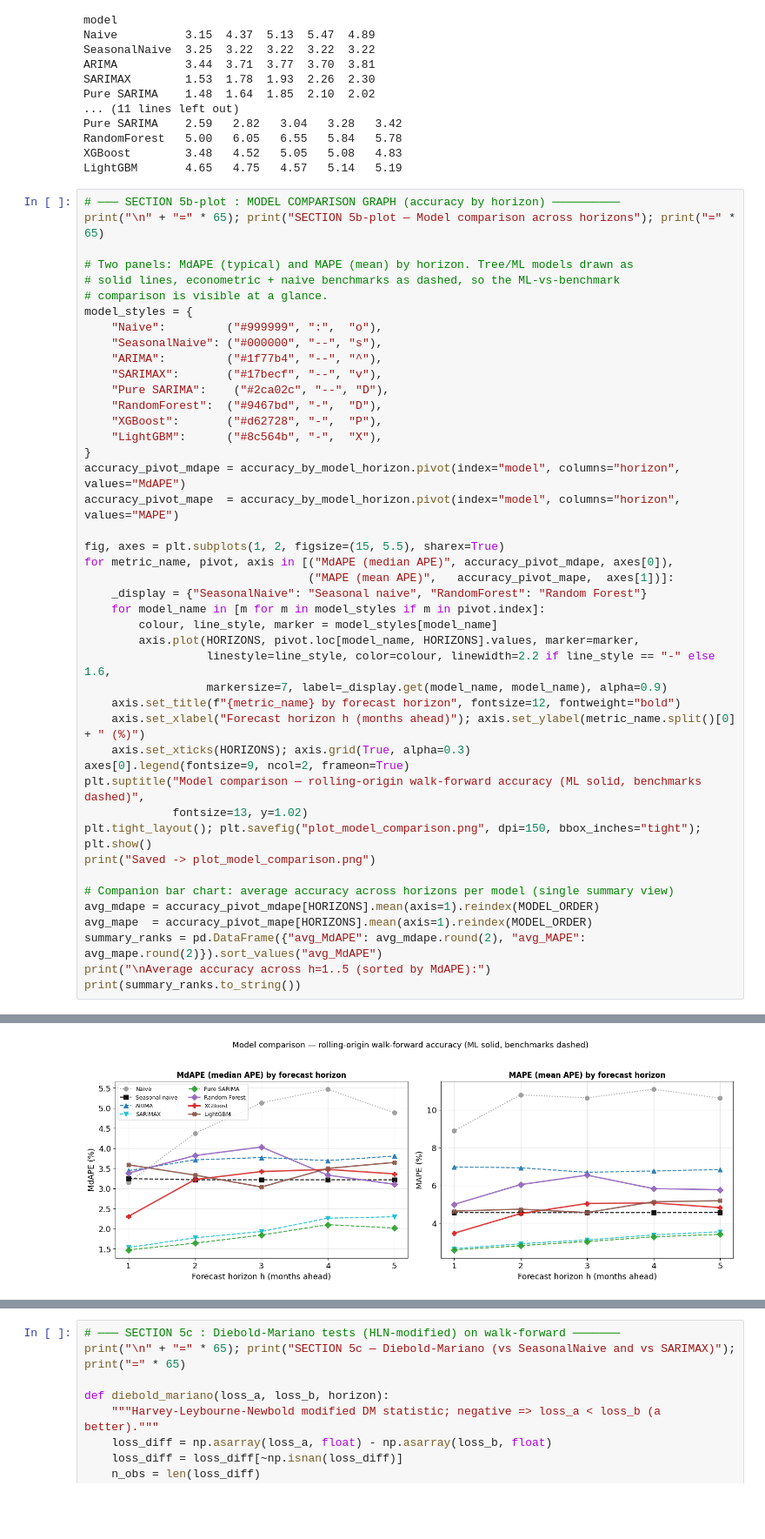
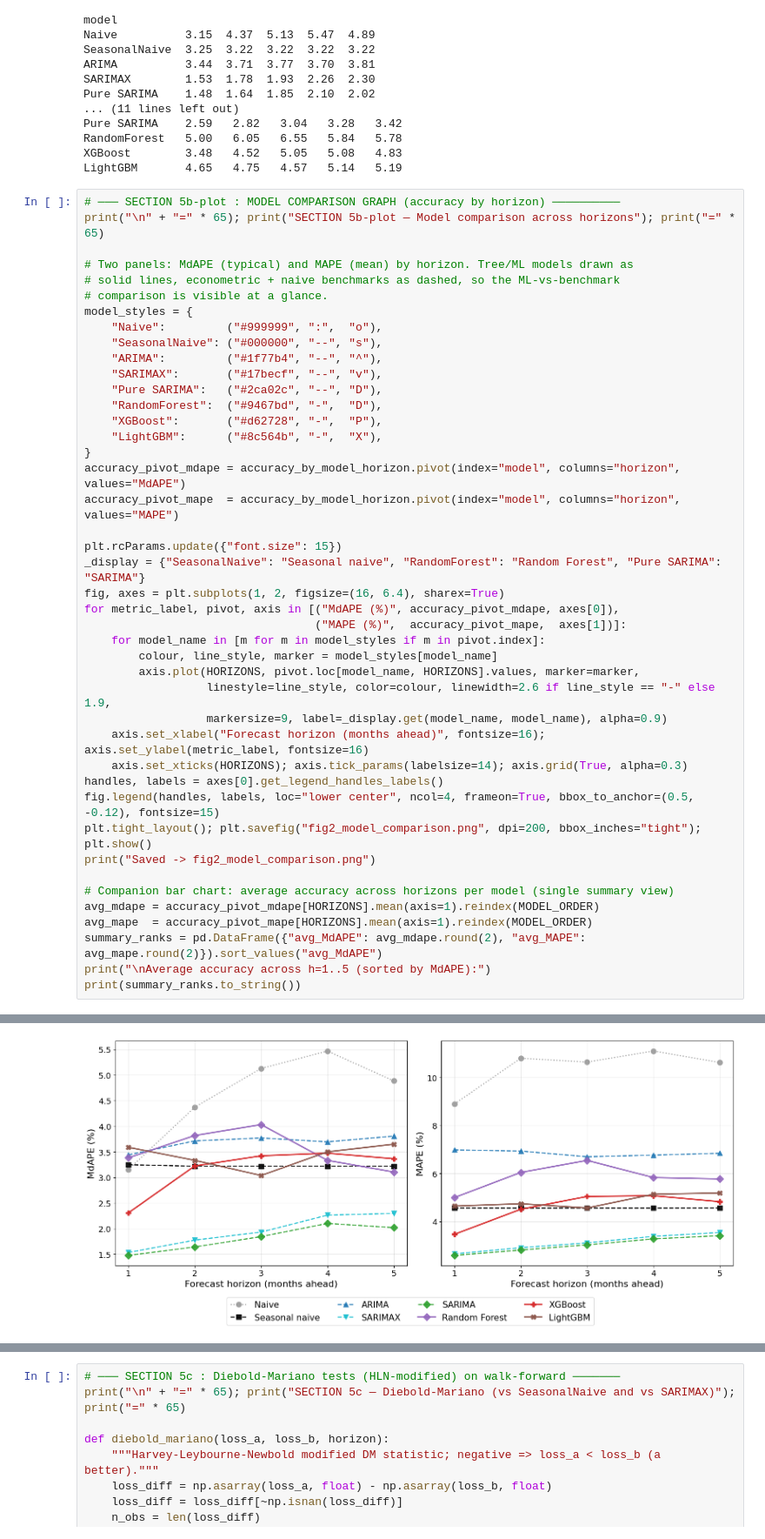
Before and after one commit to thabisop/Tree_Based_ML-Short_Term_Retail_Trade_Sales_Forecasting, a Jupyter notebook: Modelling_Script.ipynb, the cells around one changed output, grey strips where cells are left out. Shown at 87% size. Cells and saved outputs as stored; diff of their text form; blank space fills up the shorter version.

```diff
--- a/Modelling_Script.ipynb
+++ b/Modelling_Script.ipynb
@@ -833,46 +836,45 @@ print("\n" + "=" * 65); print("SECTION 5b-plot — Model comparison across horiz
 
 # Two panels: MdAPE (typical) and MAPE (mean) by horizon. Tree/ML models drawn as
 # solid lines, econometric + naive benchmarks as dashed, so the ML-vs-benchmark
 # comparison is visible at a glance.
 model_styles = {
     "Naive":         ("#999999", ":",  "o"),
     "SeasonalNaive": ("#000000", "--", "s"),
     "ARIMA":         ("#1f77b4", "--", "^"),
     "SARIMAX":       ("#17becf", "--", "v"),
-    "Pure SARIMA":    ("#2ca02c", "--", "D"),
+    "Pure SARIMA":   ("#2ca02c", "--", "D"),
     "RandomForest":  ("#9467bd", "-",  "D"),
     "XGBoost":       ("#d62728", "-",  "P"),
     "LightGBM":      ("#8c564b", "-",  "X"),
 }
 accuracy_pivot_mdape = accuracy_by_model_horizon.pivot(index="model", columns="horizon", values="MdAPE")
 accuracy_pivot_mape  = accuracy_by_model_horizon.pivot(index="model", columns="horizon", values="MAPE")
 
-fig, axes = plt.subplots(1, 2, figsize=(15, 5.5), sharex=True)
-for metric_name, pivot, axis in [("MdAPE (median APE)", accuracy_pivot_mdape, axes[0]),
-                                 ("MAPE (mean APE)",   accuracy_pivot_mape,  axes[1])]:
-    _display = {"SeasonalNaive": "Seasonal naive", "RandomForest": "Random Forest"}
+plt.rcParams.update({"font.size": 15})
+_display = {"SeasonalNaive": "Seasonal naive", "RandomForest": "Random Forest", "Pure SARIMA": "SARIMA"}
+fig, axes = plt.subplots(1, 2, figsize=(16, 6.4), sharex=True)
+for metric_label, pivot, axis in [("MdAPE (%)", accuracy_pivot_mdape, axes[0]),
+                                  ("MAPE (%)",  accuracy_pivot_mape,  axes[1])]:
     for model_name in [m for m in model_styles if m in pivot.index]:
         colour, line_style, marker = model_styles[model_name]
         axis.plot(HORIZONS, pivot.loc[model_name, HORIZONS].values, marker=marker,
-                  linestyle=line_style, color=colour, linewidth=2.2 if line_style == "-" else 1.6,
-                  markersize=7, label=_display.get(model_name, model_name), alpha=0.9)
-    axis.set_title(f"{metric_name} by forecast horizon", fontsize=12, fontweight="bold")
-    axis.set_xlabel("Forecast horizon h (months ahead)"); axis.set_ylabel(metric_name.split()[0] + " (%)")
-    axis.set_xticks(HORIZONS); axis.grid(True, alpha=0.3)
-axes[0].legend(fontsize=9, ncol=2, frameon=True)
-plt.suptitle("Model comparison — rolling-origin walk-forward accuracy (ML solid, benchmarks dashed)",
-             fontsize=13, y=1.02)
-plt.tight_layout(); plt.savefig("plot_model_comparison.png", dpi=150, bbox_inches="tight"); plt.show()
-print("Saved -> plot_model_comparison.png")
+                  linestyle=line_style, color=colour, linewidth=2.6 if line_style == "-" else 1.9,
+                  markersize=9, label=_display.get(model_name, model_name), alpha=0.9)
+    axis.set_xlabel("Forecast horizon (months ahead)", fontsize=16); axis.set_ylabel(metric_label, fontsize=16)
+    axis.set_xticks(HORIZONS); axis.tick_params(labelsize=14); axis.grid(True, alpha=0.3)
+handles, labels = axes[0].get_legend_handles_labels()
+fig.legend(handles, labels, loc="lower center", ncol=4, frameon=True, bbox_to_anchor=(0.5, -0.12), fontsize=15)
+plt.tight_layout(); plt.savefig("fig2_model_comparison.png", dpi=200, bbox_inches="tight"); plt.show()
+print("Saved -> fig2_model_comparison.png")
 
 # Companion bar chart: average accuracy across horizons per model (single summary view)
 avg_mdape = accuracy_pivot_mdape[HORIZONS].mean(axis=1).reindex(MODEL_ORDER)
 avg_mape  = accuracy_pivot_mape[HORIZONS].mean(axis=1).reindex(MODEL_ORDER)
 summary_ranks = pd.DataFrame({"avg_MdAPE": avg_mdape.round(2), "avg_MAPE": avg_mape.round(2)}).sort_values("avg_MdAPE")
 print("\nAverage accuracy across h=1..5 (sorted by MdAPE):")
 print(summary_ranks.to_string())
 # %% [output]
 =================================================================
 SECTION 5b-plot — Model comparison across horizons
 =================================================================
-[figure, old version]
+[figure, new version]
```
Also changed, not shown: parts of 6 cells of this notebook.
